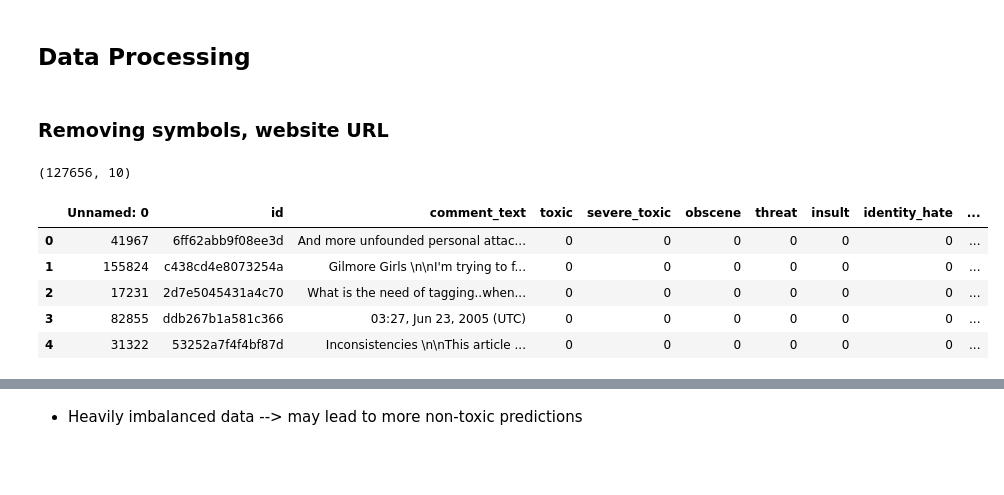
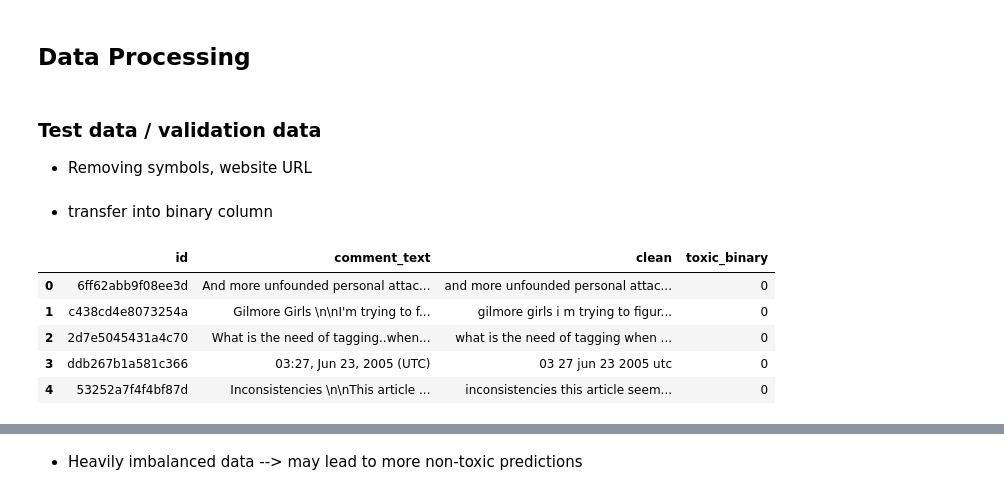
Before and after one commit to meiw02/LLM_project, a Jupyter notebook: project.ipynb, the cells around one changed output, grey strips where cells are left out. Drawn from its saved outputs; the diff is of its cells as text; code cells hidden in the pictures; blank space fills up the shorter version.

```diff
--- a/project.ipynb
+++ b/project.ipynb
@@ -265,7 +172,8 @@ Loading Llama-3.1-8B-Instruct...
 # %% [markdown]
 ## Data Processing
 # %% [markdown]
-### Removing symbols, website URL
+### Test data / validation data
+- Removing symbols, website URL
 # %%
 train_df = pd.read_csv('train_data.csv')
 val_df = pd.read_csv('val_data.csv')
@@ -283,15 +191,42 @@ def clean_text(text):
 
 train_df['clean'] = train_df['comment_text'].apply(clean_text)
 val_df['clean'] = val_df['comment_text'].apply(clean_text)
+# %% [markdown]
+- transfer into binary column
 # %%
-print(train_df.shape)
+label_cols = [
+    "toxic",
+    "severe_toxic",
+    "obscene",
+    "threat",
+    "insult",
+    "identity_hate"
+]
+
+# create binary labels
+train_df["toxic_binary"] = train_df[label_cols].max(axis=1)
+val_df["toxic_binary"] = val_df[label_cols].max(axis=1)
+
+# keep only needed columns
+train_df = train_df[[
+    "id",
+    "comment_text",
+    "clean",
+    "toxic_binary"
+]]
+
+val_df = val_df[[
+    "id",
+    "comment_text",
+    "clean",
+    "toxic_binary"
+]]
 
 train_df.head()
 # %% [output]
-(127656, 10)
-|  | Unnamed: 0 | id | comment_text | toxic | severe_toxic | obscene | threat | insult | identity_hate | ... |
-| 0 | 41967 | 6ff62abb9f08ee3d | And more unfounded personal attac... | 0 | 0 | 0 | 0 | 0 | 0 | ... |
-| 1 | 155824 | c438cd4e8073254a | Gilmore Girls \n\nI'm trying to f... | 0 | 0 | 0 | 0 | 0 | 0 | ... |
-| 2 | 17231 | 2d7e5045431a4c70 | What is the need of tagging..when... | 0 | 0 | 0 | 0 | 0 | 0 | ... |
-| 3 | 82855 | ddb267b1a581c366 | 03:27, Jun 23, 2005 (UTC) | 0 | 0 | 0 | 0 | 0 | 0 | ... |
-| 4 | 31322 | 53252a7f4f4bf87d | Inconsistencies \n\nThis article ... | 0 | 0 | 0 | 0 | 0 | 0 | ... |
+|  | id | comment_text | clean | toxic_binary |
+| 0 | 6ff62abb9f08ee3d | And more unfounded personal attac... | and more unfounded personal attac... | 0 |
+| 1 | c438cd4e8073254a | Gilmore Girls \n\nI'm trying to f... | gilmore girls i m trying to figur... | 0 |
+| 2 | 2d7e5045431a4c70 | What is the need of tagging..when... | what is the need of tagging when ... | 0 |
+| 3 | ddb267b1a581c366 | 03:27, Jun 23, 2005 (UTC) | 03 27 jun 23 2005 utc | 0 |
+| 4 | 53252a7f4f4bf87d | Inconsistencies \n\nThis article ... | inconsistencies this article seem... | 0 |
```
Also changed, not shown: parts of 105 cells of this notebook.
